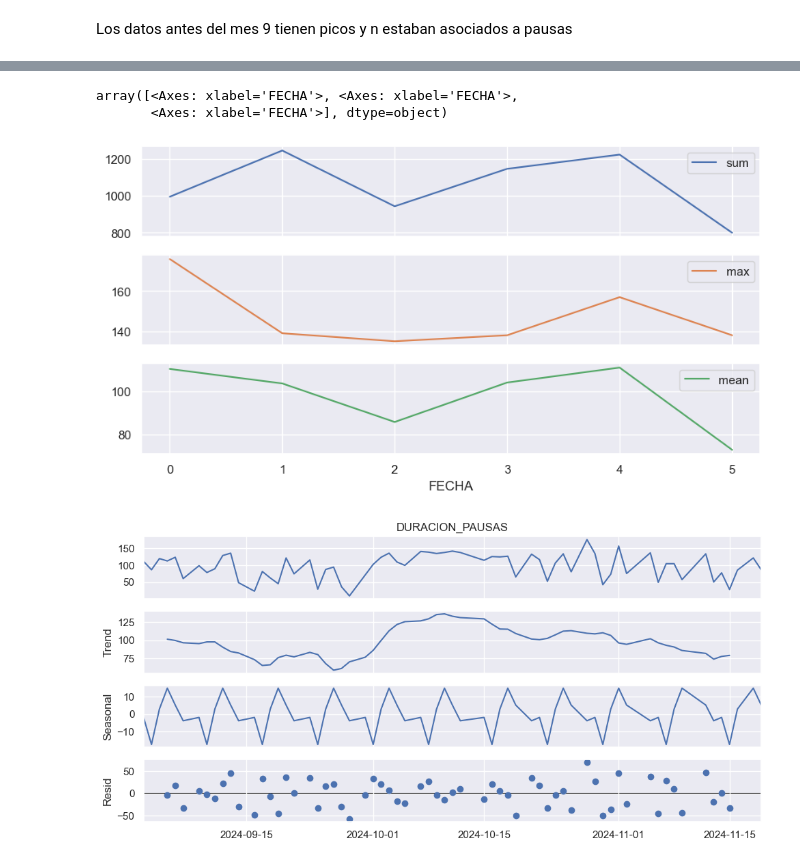
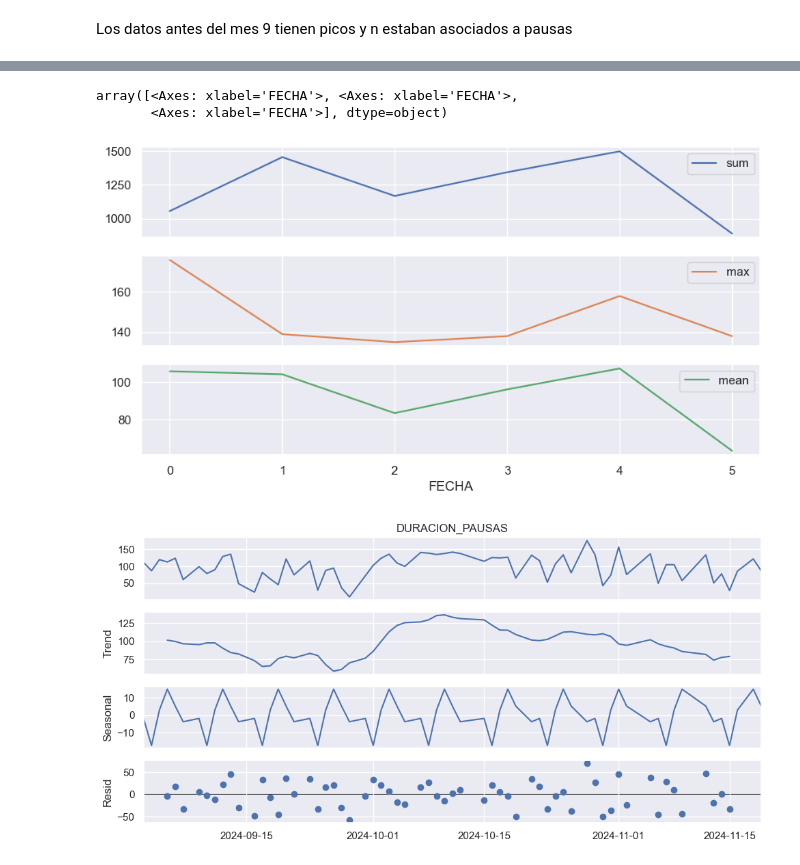
Before and after one commit to juanmedina-seti/bancow_genai, a Jupyter notebook: src/QACierreCaliMemV2/analisis.ipynb, the cells around one changed output, grey strips where cells are left out. Saved outputs shown, nothing was run; the diff lists cells and outputs as text; code cells hidden in the pictures.

```diff
--- a/src/QACierreCaliMemV2/analisis.ipynb
+++ b/src/QACierreCaliMemV2/analisis.ipynb
@@ -15,8 +15,10 @@ True
 # Lectura y Preparación
 # %%
 
-myurl = os.environ["DETALLE_TAREAS_FULL_URL"] + "?" + os.environ["AZURE_DATALAKE_GENAI_TOKEN"]
-df = pd.read_parquet(myurl)
+#
+# myurl = os.environ["DETALLE_TAREAS_FULL_URL"] + "?" + os.environ["AZURE_DATALAKE_GENAI_TOKEN"]
+#df = pd.read_parquet(myurl)
+df = pd.read_parquet("data\\DETALLE_TAREAS_COMPLETO.parquet")
 df
 # %% [output]
 |  | FECHA_CIERRE | CODIGO_TAREA | DESCRIPCION_TAREA | INICIO | FIN | DURACION_SEGUNDOS | DURACION |
@@ -157,10 +159,11 @@ df_sum_parcial["DURACION_PAUSAS"].hist(bins=50)
 # %%
 sns.set_theme(rc={'figure.figsize':(10,5)})
-df_sum_parcial.groupby(df_sum_parcial["FECHA"].dt.day_of_week)["DURACION_PAUSAS"].agg(["sum","max","mean"]).plot(subplots=True)
+df_sum["FECHA"]=df_sum.index
+df_sum.groupby(df_sum["FECHA"].dt.day_of_week)["DURACION_PAUSAS"].agg(["sum","max","mean"]).plot(subplots=True)
 # %% [output]
 array([<Axes: xlabel='FECHA'>, <Axes: xlabel='FECHA'>,
        <Axes: xlabel='FECHA'>], dtype=object)
-[figure, old version]
+[figure, new version]
 # %%
 from statsmodels.tsa.seasonal import seasonal_decompose
 
```
Also changed, not shown: parts of 20 cells of this notebook.
